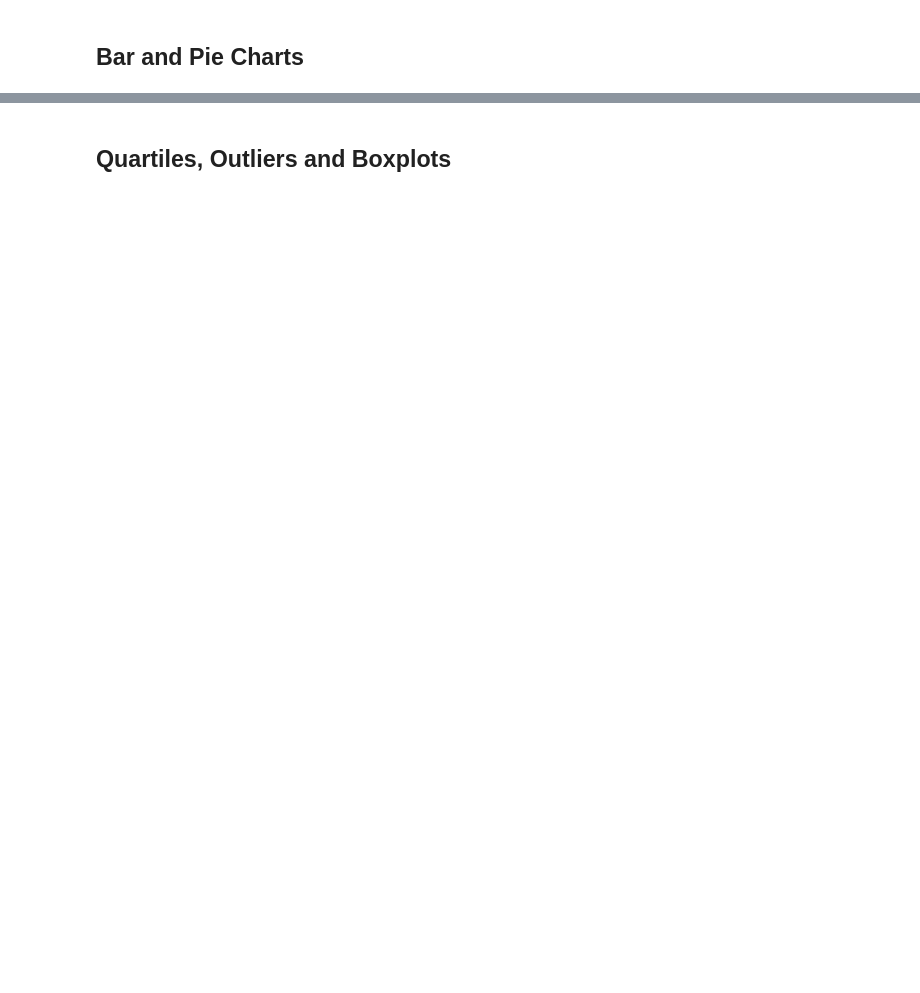
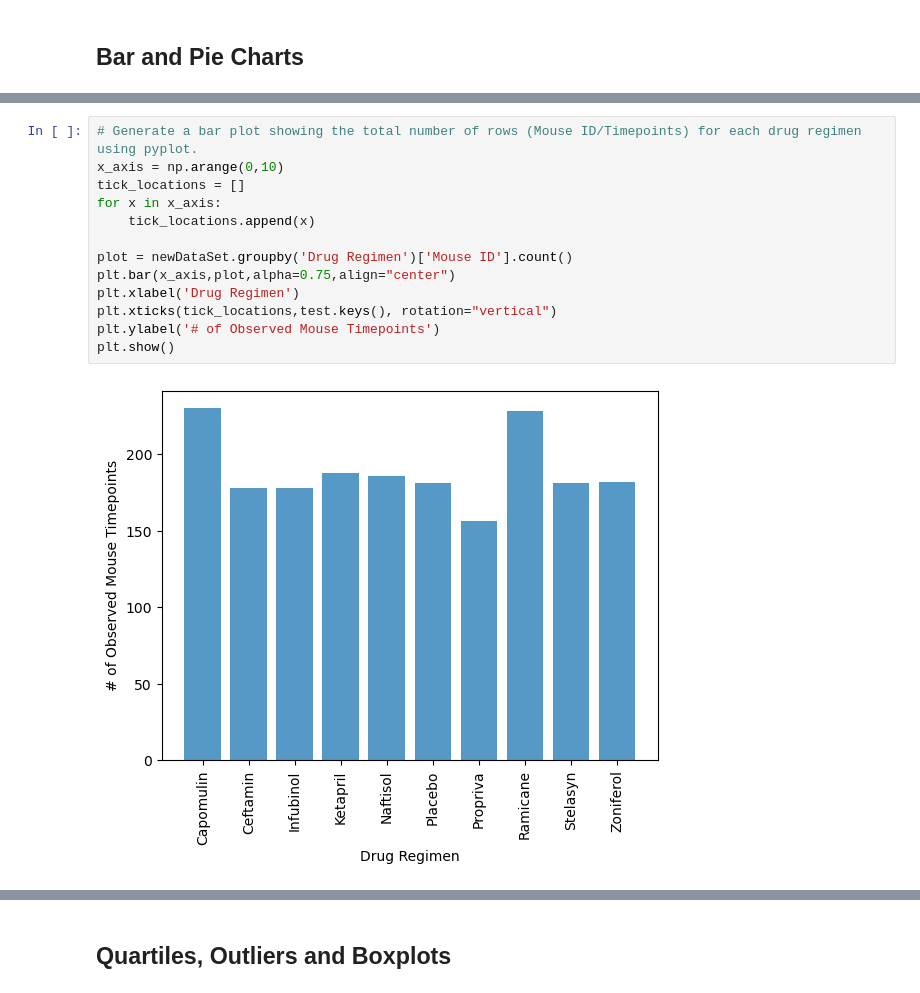
Before and after one commit to jfm0570/Pymaceuticals, a Jupyter notebook: pymaceuticals_starter.ipynb, the cells around one changed output, grey strips where cells are left out. Drawn from its saved outputs; the diff is of its cells as text; blank space fills up the shorter version.

```diff
--- a/pymaceuticals_starter.ipynb
+++ b/pymaceuticals_starter.ipynb
@@ -155,0 +217,15 @@ Number of mice in merged data: 249
+# %%
+# Generate a bar plot showing the total number of rows (Mouse ID/Timepoints) for each drug regimen using pyplot.
+x_axis = np.arange(0,10)
+tick_locations = []
+for x in x_axis:
+    tick_locations.append(x)
+
+plot = newDataSet.groupby('Drug Regimen')['Mouse ID'].count()
+plt.bar(x_axis,plot,alpha=0.75,align="center")
+plt.xlabel('Drug Regimen')
+plt.xticks(tick_locations,test.keys(), rotation="vertical")
+plt.ylabel('# of Observed Mouse Timepoints')
+plt.show()
+# %% [output]
+[figure, added]
```
Also changed, not shown: parts of 17 cells of this notebook, 2 other files.
